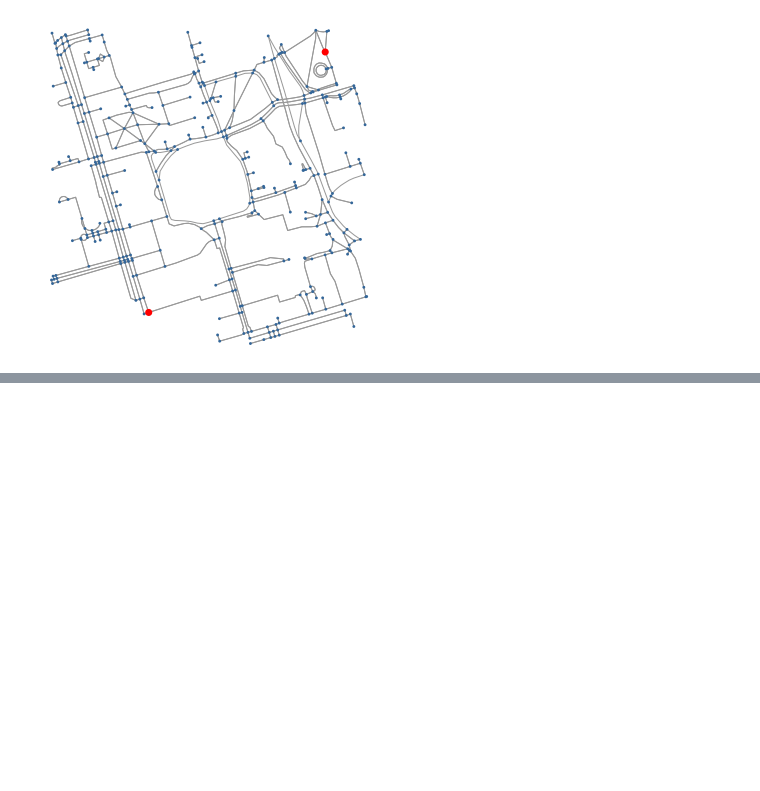
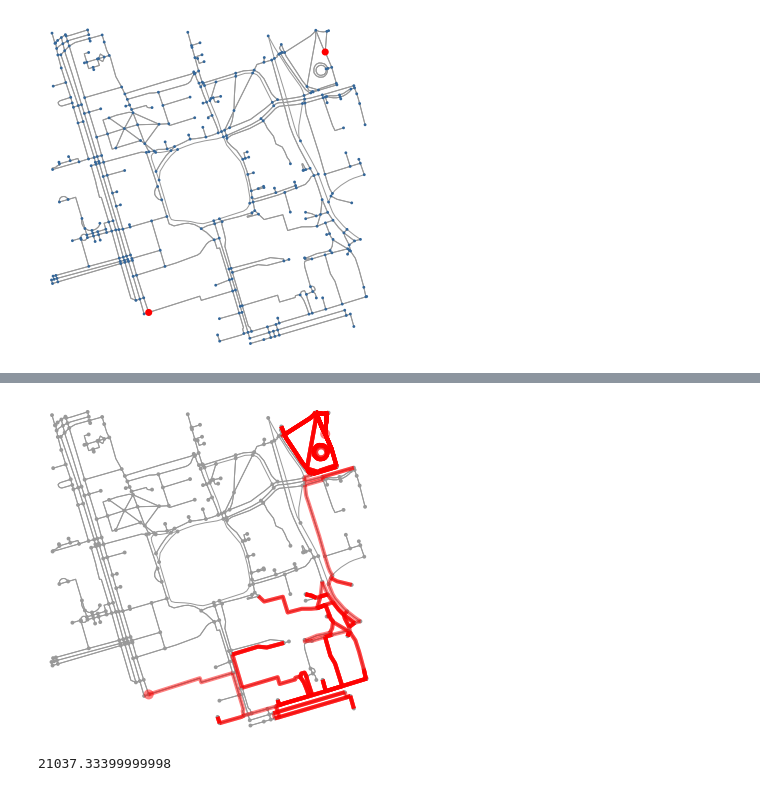
Before and after one commit to SmartMobilityAlgorithms/Trajectory-based-Search-Algorithms, a Jupyter notebook: simulated_annealing.ipynb, the cells around one changed output, grey strips where cells are left out. Saved outputs shown, nothing was run; the diff lists cells and outputs as text; code cells hidden in the pictures; blank space fills up the shorter version.

```diff
--- a/simulated_annealing.ipynb
+++ b/simulated_annealing.ipynb
@@ -111,0 +120,8 @@ KeyboardInterrupt:
+# %%
+fig, ax = ox.plot_graph_route(G, route)
+# %% [output]
+[figure, added]
+# %%
+cost
+# %% [output]
+21037.33399999998
```
Also changed, not shown: parts of 4 cells of this notebook, 2 other files.
